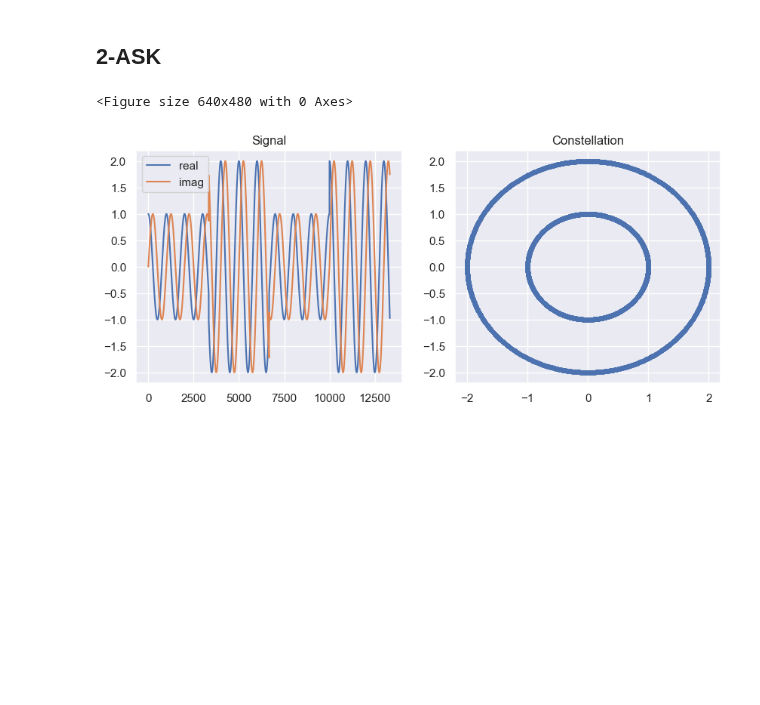
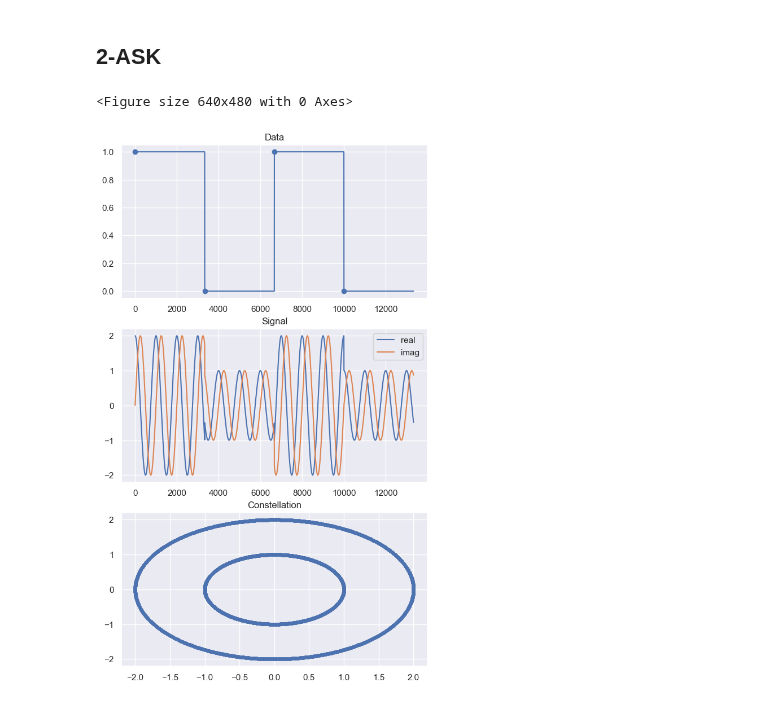
Before and after one commit to zanderman/gan-wireless-5g, a Jupyter notebook: dataset.ipynb, the cells around one changed output. Drawn from its saved outputs; the diff is of its cells as text; code cells hidden in the pictures; blank space fills up the shorter version.

```diff
--- a/dataset.ipynb
+++ b/dataset.ipynb
@@ -106,3 +94,24 @@ def bits2schemelookup(
+# %%
+def repeat(
+    x: np.ndarray[int|float],
+    baud: int,
+    fs: float,
+    ) -> np.ndarray[int|float]:
+    """Generates a list where each element in the input is repeated to satisfy the given baud rate and sample rate.
+
+    Args:
+        x (np.ndarray[int | float]): Input element vector.
+        baud (int): Symbol rate (bits/second).
+        fs (float): Sample rate (Hz).
+
+    Returns:
+        np.ndarray[int|float]: Vector of repeated input elements.
+    """
+    n_x = len(x) # Number of input elements to repeat.
+    n_samples_per_x = int(fs/baud) # Number of elements per symbol.
+    n_samples = n_x*n_samples_per_x # Total number of samples for the number of elements we have.
+    rep = np.repeat(x, n_samples_per_x) # Repeat each element the necessary number of times.
+    return rep
 # %%
 def ask(
     scheme: np.ndarray[float],
@@ -268,24 +310,30 @@ axd['B'].grid(True)
 # %%
 fc = 1e3
 fs = 10e5
-bits = [0, 1, 0, 1]
+bits = np.random.randint(0, 2, size=4) # [0, 1, 0, 1]
 baud = 300
 scheme = np.array([1., 2.])
 x = ask(scheme=scheme, bits=bits, baud=baud, fs=fs, fc=fc)
 n = np.r_[0:len(x)]
 
 
 plt.figure()
 
-fig, axd = plt.subplot_mosaic("AB", figsize=(10,4))
-axd['A'].plot(n, np.real(x), label='real')
-axd['A'].plot(n, np.imag(x), label='imag')
-axd['A'].set_title('Signal')
-axd['A'].legend()
+fig, axd = plt.subplot_mosaic("A;B;C", figsize=(7,12))
+pkey = 'A'
+axd[pkey].plot(n, repeat(bits, baud=baud, fs=fs), marker='o', markevery=int(fs/baud))
+axd[pkey].set_title('Data')
 
-axd['B'].plot(np.real(x.round(10)), np.imag(x.round(10)), '.')
-axd['B'].set_title('Constellation')
-axd['B'].grid(True)
+pkey = 'B'
+axd[pkey].plot(n, np.real(x), label='real')
+axd[pkey].plot(n, np.imag(x), label='imag')
+axd[pkey].set_title('Signal')
+axd[pkey].legend()
+
+pkey = 'C'
+axd[pkey].plot(np.real(x.round(10)), np.imag(x.round(10)), '.')
+axd[pkey].set_title('Constellation')
+axd[pkey].grid(True)
 # %% [output]
 <Figure size 640x480 with 0 Axes>
-[figure, old version]
+[figure, new version]
```
Also changed, not shown: parts of 5 cells of this notebook.
